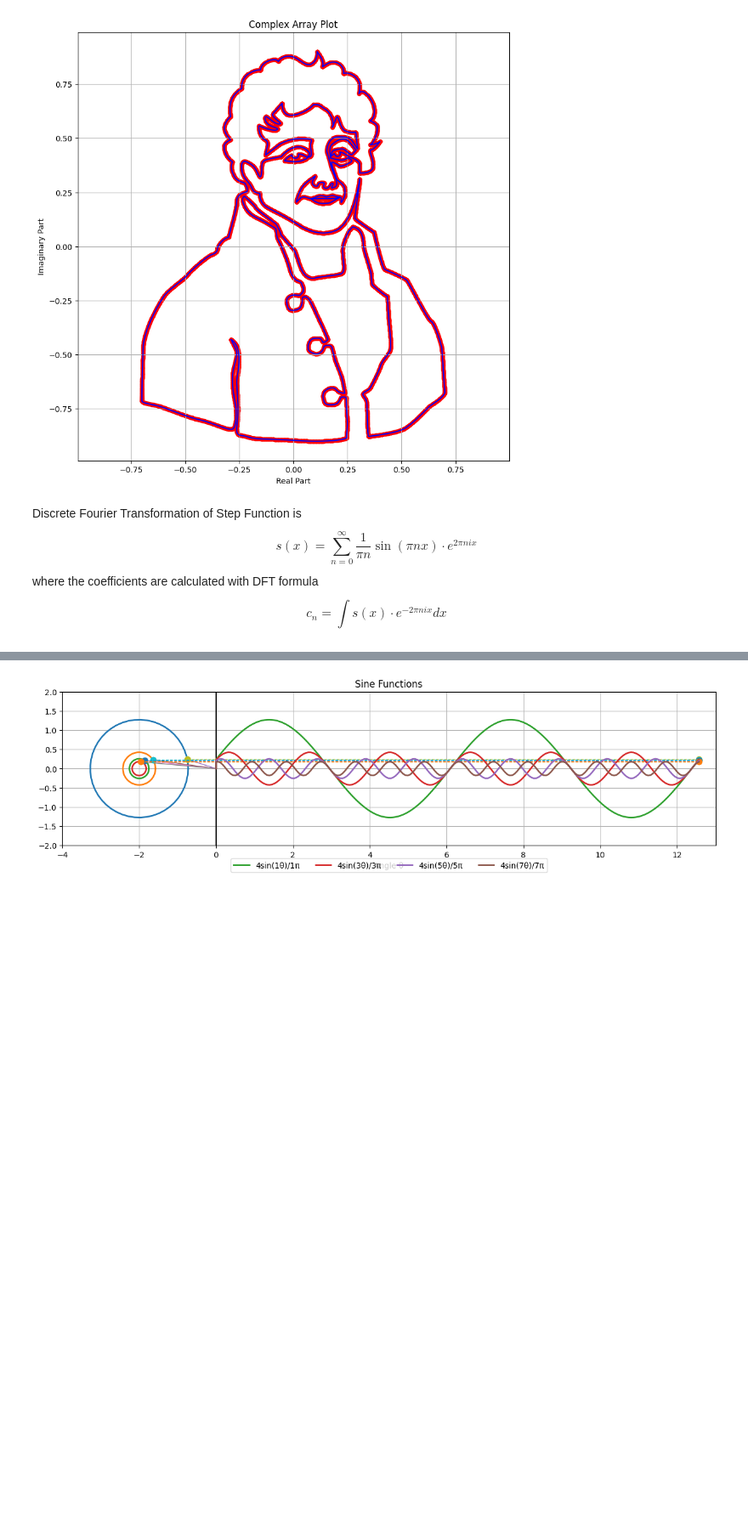
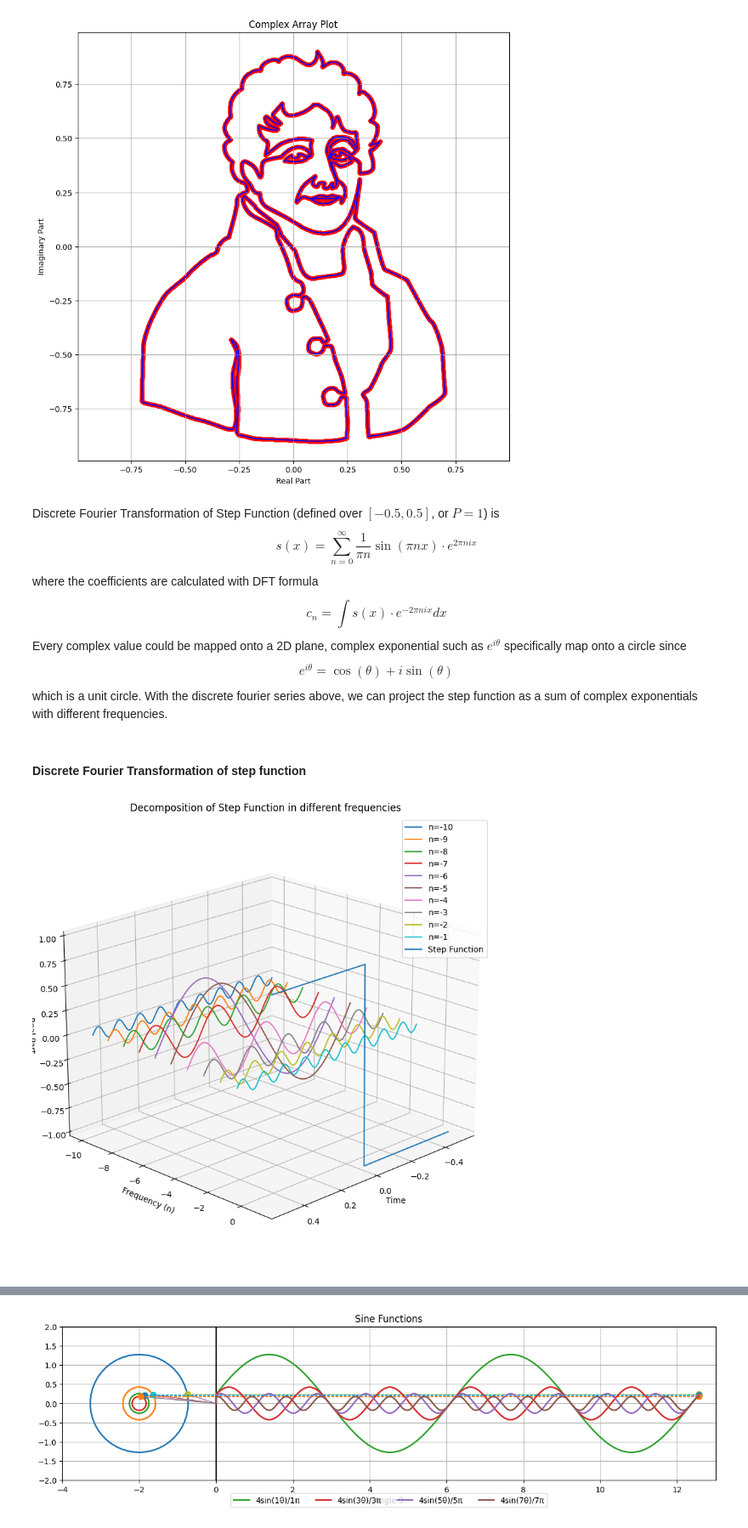
Before and after one commit to fangyuan-ksgk/waveletGPT, a Jupyter notebook: test.ipynb, the cells around one changed output, grey strips where cells are left out. Shown at 85% size. Saved outputs shown, nothing was run; the diff lists cells and outputs as text; code cells hidden in the pictures; blank space fills up the shorter version.

```diff
--- a/test.ipynb
+++ b/test.ipynb
@@ -35,5 +33,5 @@ plt.show()
 # %% [markdown]
-Discrete Fourier Transformation of Step Function is
+Discrete Fourier Transformation of Step Function (defined over $[-0.5, 0.5]$, or $P=1$) is
 $$
 s(x) = \sum_{n=0}^{\infty} \frac{1}{\pi n} \sin(\pi n x) \cdot e^{2\pi n i x}
 $$
@@ -41,3 +39,66 @@ where the coefficients are calculated with DFT formula
 $$
 c_{n} = \int s(x) \cdot e^{-2\pi n i x} dx
 $$
+Every complex value could be mapped onto a 2D plane, complex exponential such as $e^{i \theta}$ specifically map onto a circle since
+$$
+e^{i \theta} = \cos(\theta) + i \sin(\theta)
+$$
+which is a unit circle. With the discrete fourier series above, we can project the step function as a sum of complex exponentials with different frequencies.
+# %% [markdown]
+#### Discrete Fourier Transformation of step function
+# %%
+num_steps = 100
+
+# Temporal Array
+t = np.linspace(-0.5, 0.5, num_steps)
+
+# Step Function
+step_function = np.where(t < 0, -1, 1)  # skip discontinuity point at t=0 since t does not include 0
+
+# Calculate DFT components
+highest_freq = 10
+ns = np.arange(-highest_freq, highest_freq + 1)
+
+# Numerical Integral calculation to approximate coefficients | Handling Broadcasting Shape -> (Frequency, Time)
+cn = np.trapz(step_function[np.newaxis, :] * np.exp(-2j * np.pi * ns[:, np.newaxis] * t[np.newaxis, :]), t)
+
+# Calculate Fourier Series
+signals = cn[:, np.newaxis] * np.exp(2j * np.pi * ns[:, np.newaxis] * t[np.newaxis, :])
+fourier_reconstruction = np.sum(signals, axis=0)
+# %%
+# Plotting function (make complex form to unify the procedure)
+import matplotlib.pyplot as plt
+from mpl_toolkits.mplot3d import Axes3D
+import numpy as np
+
+complex_step_function = step_function + 1j * np.zeros_like(step_function)
+
+fig = plt.figure(figsize=(12, 10))
+ax = fig.add_subplot(111, projection='3d')
+
+for i, signal in enumerate(signals[1::2]):
+    real_parts = np.real(signal)
+    freq = ns[i]
+
+    # Create an array of the same frequency value for the y-axis
+    freq_array = np.full_like(t, freq)
+
+    ax.plot(t, freq_array, real_parts, label=f'n={freq}')
+
+real_parts = np.real(complex_step_function)
+freq = 1
+freq_array = np.full_like(t, freq)
+ax.plot(t, freq_array, real_parts, label='Step Function')
+
+ax.set_xlabel('Time')
+ax.set_ylabel('Frequency (n)')
+ax.set_zlabel('Real Part')
+ax.set_title('Decomposition of Step Function in different frequencies')
+
+# Add a legend
+ax.legend()
+
+# Adjust the viewing angle for better visibility
+ax.view_init(elev=20, azim=45)
+# %% [output]
+[figure, added]
```
Also changed, not shown: parts of 6 cells of this notebook, 1 other file.
